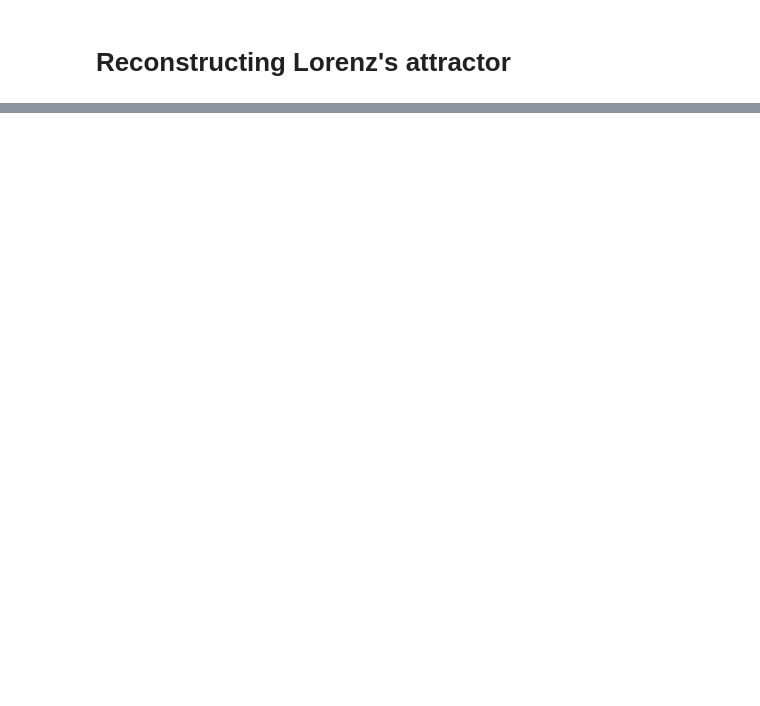
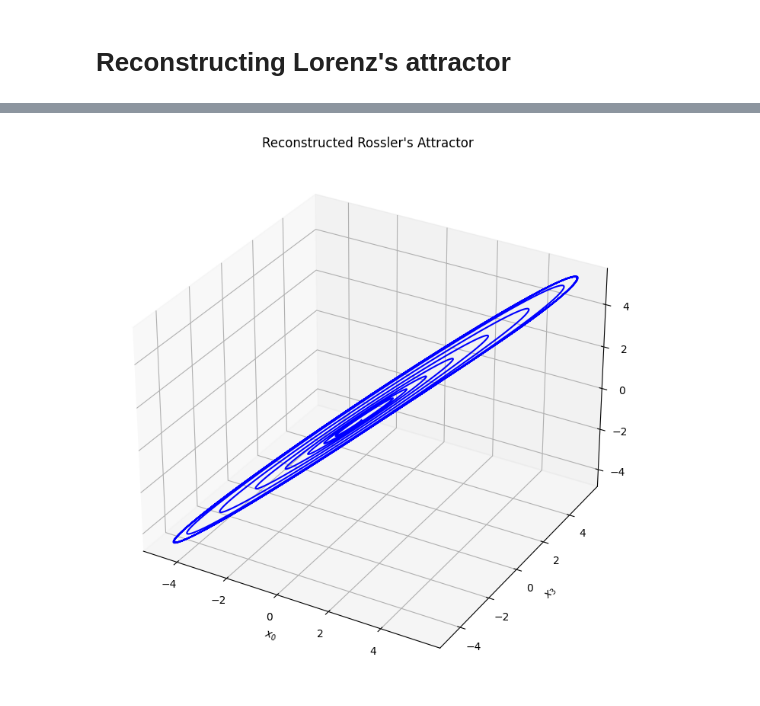
Before and after one commit to Yolonek/NonlinearDynamics, a Jupyter notebook: L5-ReconstructingAttractor.ipynb, the cells around one changed output, grey strips where cells are left out. Saved outputs shown, nothing was run; the diff lists cells and outputs as text; code cells hidden in the pictures; blank space fills up the shorter version.

Commit message:
reconstructing attractors ready

```diff
--- a/L5-ReconstructingAttractor.ipynb
+++ b/L5-ReconstructingAttractor.ipynb
@@ -61,0 +190,10 @@ _=axes.set(xlabel=f'${x_n}$', ylabel=f'${x_n_plus1}$',
+# %%
+# %matplotlib widget
+figure = plt.figure()
+axes = figure.add_subplot(111, projection='3d')
+axes.plot(x_values_0, x_values_3, x_values_6, color='blue')
+figure.set_size_inches(9, 9)
+_=axes.set(xlabel='$x_0$', ylabel='$x_3$', zlabel='$x_6$',
+           title=f'Reconstructed Rossler\'s Attractor')
+# %% [output]
+[figure, added]
```
Also changed, not shown: parts of 20 cells of this notebook.
